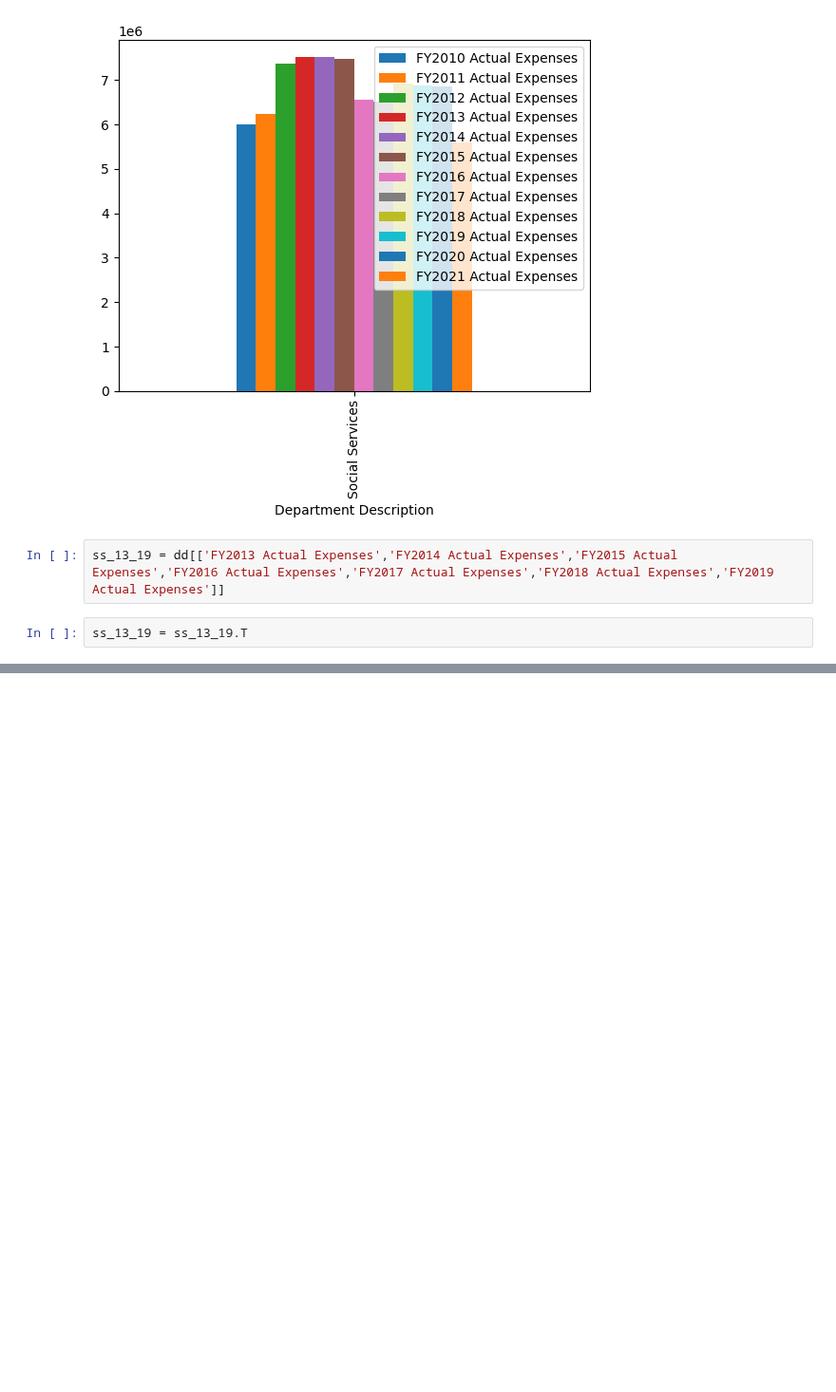
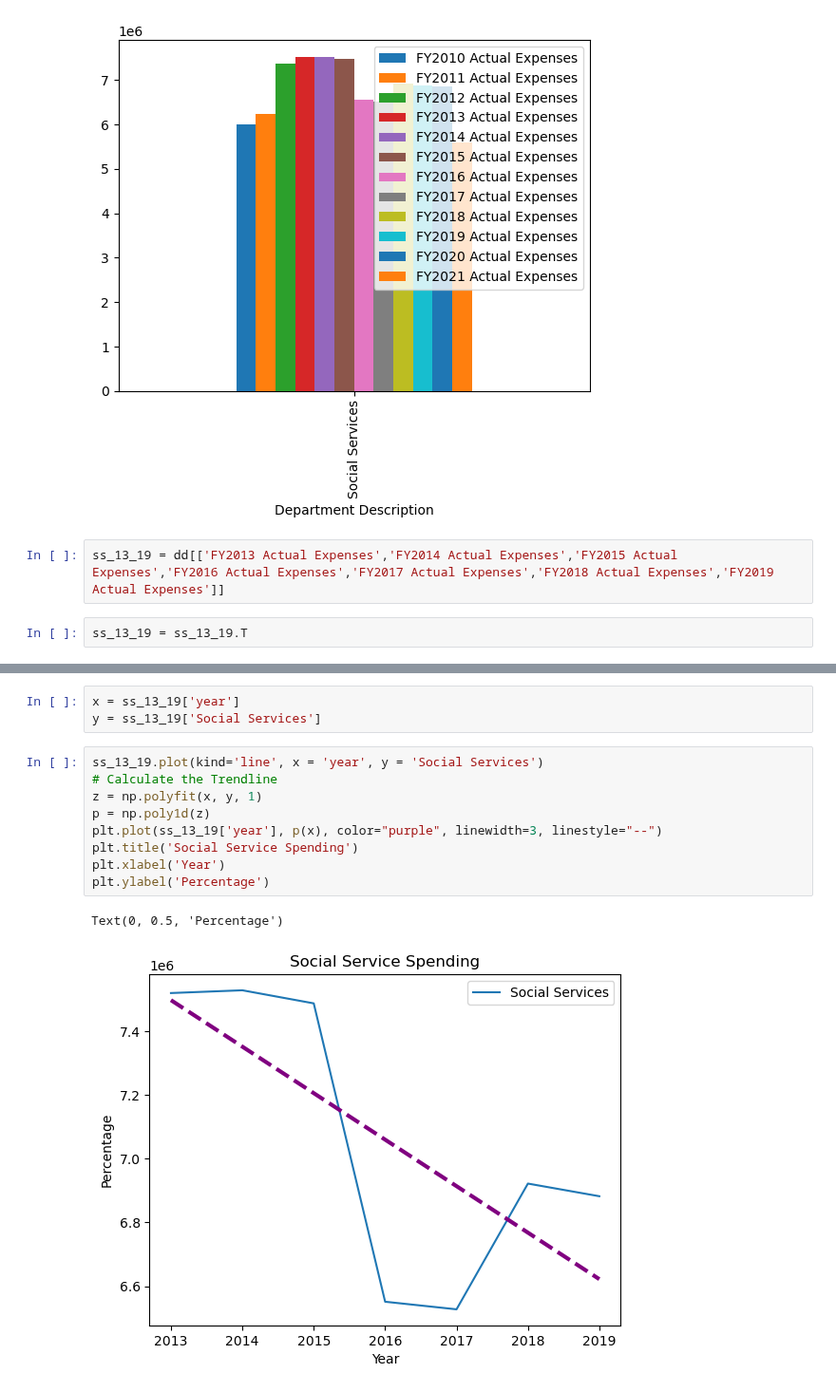
Before and after one commit to jwhankins177/capstone-budget-impact-jupyternb-python, a Jupyter notebook: notebooks/socialservices.ipynb, the cells around one changed output, grey strips where cells are left out. Shown at 95% size. Cells and saved outputs as stored; diff of their text form; blank space fills up the shorter version.

```diff
--- a/notebooks/socialservices.ipynb
+++ b/notebooks/socialservices.ipynb
@@ -103,0 +117,15 @@ ss_13_19.plot(kind="line", legend = False)
+# %%
+x = ss_13_19['year']
+y = ss_13_19['Social Services']
+# %%
+ss_13_19.plot(kind='line', x = 'year', y = 'Social Services')
+# Calculate the Trendline
+z = np.polyfit(x, y, 1)
+p = np.poly1d(z)
+plt.plot(ss_13_19['year'], p(x), color="purple", linewidth=3, linestyle="--")
+plt.title('Social Service Spending')
+plt.xlabel('Year')
+plt.ylabel('Percentage')
+# %% [output]
+Text(0, 0.5, 'Percentage')
+[figure, added]
```
Also changed, not shown: parts of 3 cells of this notebook, 4 other files.
